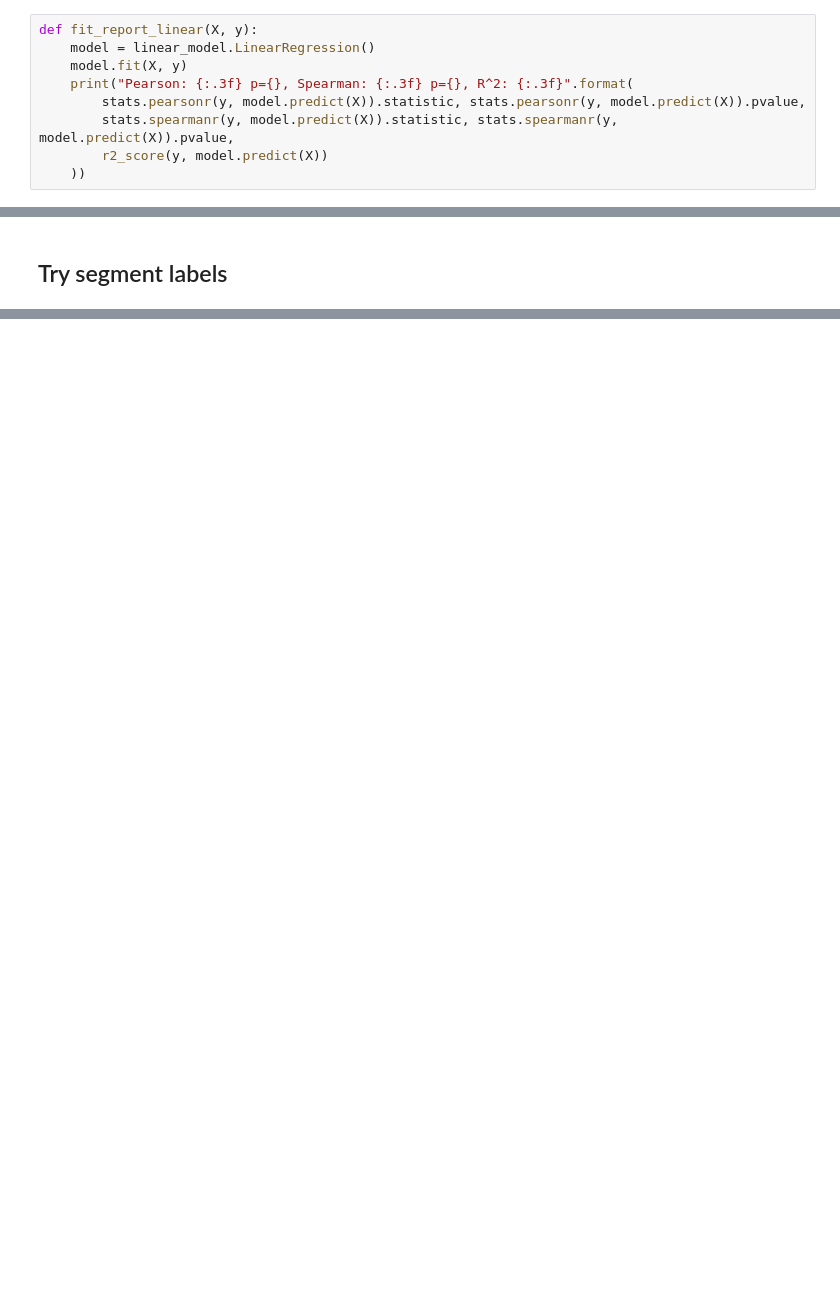
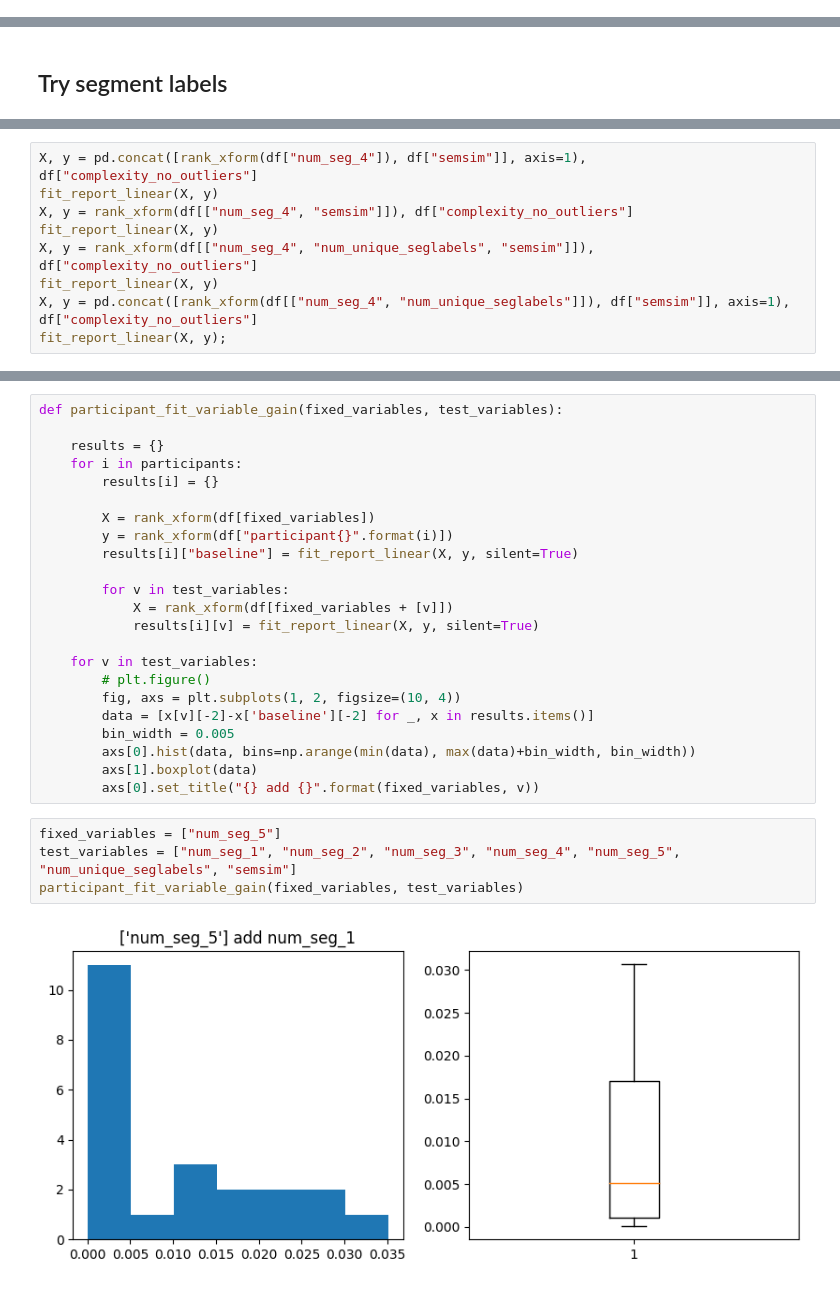
Before and after one commit to shenkev/segment-anything, a Jupyter notebook: analysis/regression.ipynb, the cells around one changed output, grey strips where cells are left out. Drawn from its saved outputs; the diff is of its cells as text; blank space fills up the shorter version.

Commit message:
Added participant analysis

```diff
--- a/analysis/regression.ipynb
+++ b/analysis/regression.ipynb
@@ -76,12 +80,3 @@ plot_scatter(rank_xform(df["num_seg_5"]), sqrt_xform(df["complexity_no_outliers"
 # Regression
 # %%
 from sklearn import linear_model
-# %%
-def fit_report_linear(X, y):
-    model = linear_model.LinearRegression()
-    model.fit(X, y)
-    print("Pearson: {:.3f} p={}, Spearman: {:.3f} p={}, R^2: {:.3f}".format(
-        stats.pearsonr(y, model.predict(X)).statistic, stats.pearsonr(y, model.predict(X)).pvalue,
-        stats.spearmanr(y, model.predict(X)).statistic, stats.spearmanr(y, model.predict(X)).pvalue,
-        r2_score(y, model.predict(X))
-    ))
@@ -146,0 +172,9 @@ Pearson: 0.880 p=1.6577958316775402e-16, Spearman: 0.880 p=1.8168335855328125e-1
+# %%
+X, y = pd.concat([rank_xform(df["num_seg_4"]), df["semsim"]], axis=1), df["complexity_no_outliers"]
+fit_report_linear(X, y)
+X, y = rank_xform(df[["num_seg_4", "semsim"]]), df["complexity_no_outliers"]
+fit_report_linear(X, y)
+X, y = rank_xform(df[["num_seg_4", "num_unique_seglabels", "semsim"]]), df["complexity_no_outliers"]
+fit_report_linear(X, y)
+X, y = pd.concat([rank_xform(df[["num_seg_4", "num_unique_seglabels"]]), df["semsim"]], axis=1), df["complexity_no_outliers"]
+fit_report_linear(X, y);
@@ -146,0 +188,29 @@ Pearson: 0.880 p=1.6577958316775402e-16, Spearman: 0.880 p=1.8168335855328125e-1
+# %%
+def participant_fit_variable_gain(fixed_variables, test_variables):
+
+    results = {}
+    for i in participants:
+        results[i] = {}
+
+        X = rank_xform(df[fixed_variables])
+        y = rank_xform(df["participant{}".format(i)])
+        results[i]["baseline"] = fit_report_linear(X, y, silent=True)
+
+        for v in test_variables:
+            X = rank_xform(df[fixed_variables + [v]])
+            results[i][v] = fit_report_linear(X, y, silent=True)
+
+    for v in test_variables:
+        # plt.figure()
+        fig, axs = plt.subplots(1, 2, figsize=(10, 4))
+        data = [x[v][-2]-x['baseline'][-2] for _, x in results.items()]
+        bin_width = 0.005
+        axs[0].hist(data, bins=np.arange(min(data), max(data)+bin_width, bin_width))
+        axs[1].boxplot(data)
+        axs[0].set_title("{} add {}".format(fixed_variables, v))
+# %%
+fixed_variables = ["num_seg_5"]
+test_variables = ["num_seg_1", "num_seg_2", "num_seg_3", "num_seg_4", "num_seg_5", "num_unique_seglabels", "semsim"]
+participant_fit_variable_gain(fixed_variables, test_variables)
+# %% [output]
+[figure, added]
```
Also changed, not shown: parts of 15 cells of this notebook.
